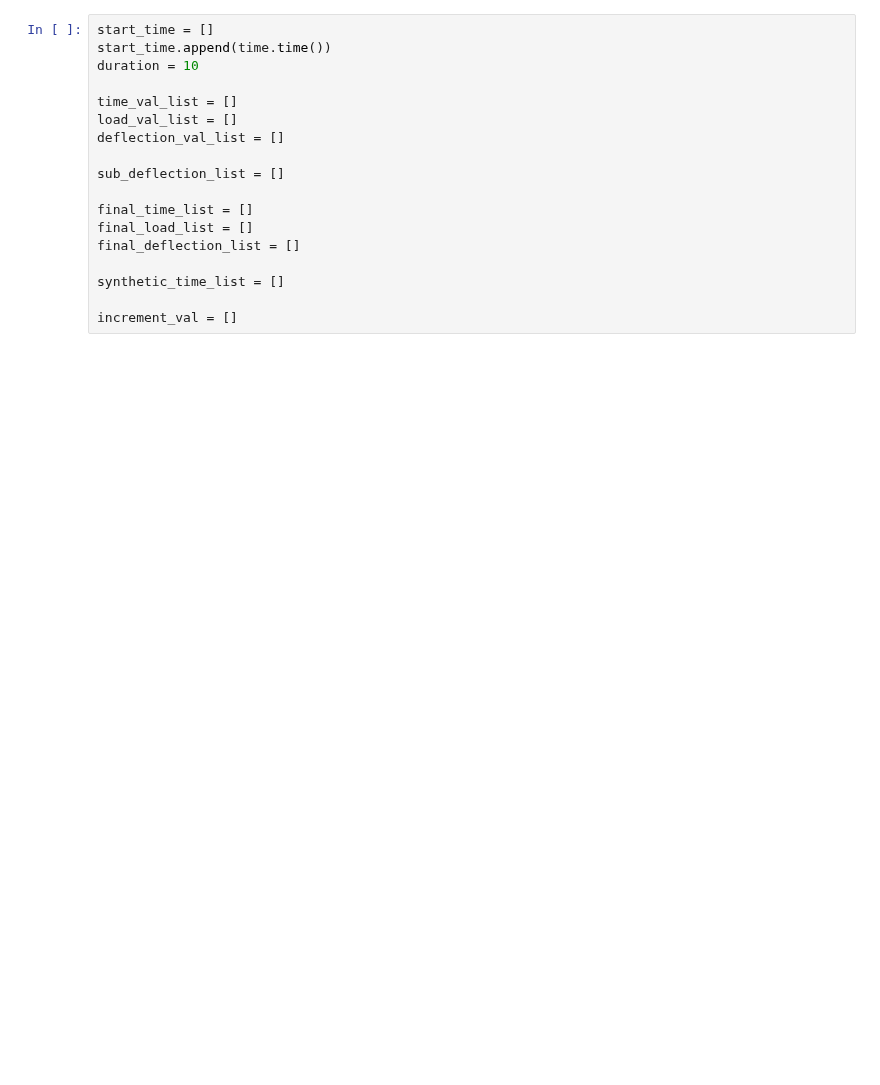
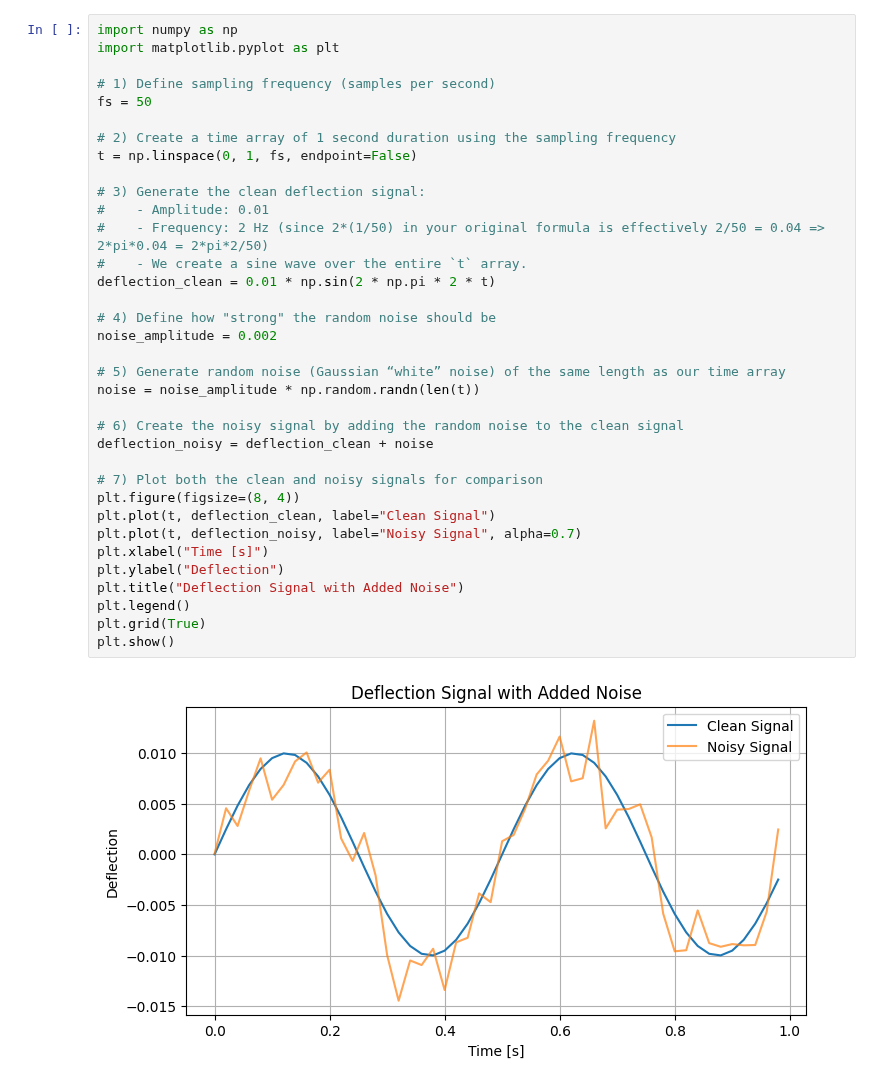
Before and after one commit to DKund/Structure_Metamodelling, a Jupyter notebook: Data_logger.ipynb, the cells around one changed output. Saved outputs shown, nothing was run; the diff lists cells and outputs as text; blank space fills up the shorter version.

```diff
--- a/Data_logger.ipynb
+++ b/Data_logger.ipynb
@@ -14,18 +15,37 @@ import pandas as pd
-# %%
-start_time = []
-start_time.append(time.time())
-duration = 10
-
-time_val_list = []
-load_val_list = []
-deflection_val_list = []
-
-sub_deflection_list = []
-
-final_time_list = []
-final_load_list = []
-final_deflection_list = []
-
-synthetic_time_list = []
-
-increment_val = []
+# %%
+import numpy as np
+import matplotlib.pyplot as plt
+
+# 1) Define sampling frequency (samples per second)
+fs = 50
+
+# 2) Create a time array of 1 second duration using the sampling frequency
+t = np.linspace(0, 1, fs, endpoint=False)
+
+# 3) Generate the clean deflection signal:
+#    - Amplitude: 0.01
+#    - Frequency: 2 Hz (since 2*(1/50) in your original formula is effectively 2/50 = 0.04 => 2*pi*0.04 = 2*pi*2/50)
+#    - We create a sine wave over the entire `t` array.
+deflection_clean = 0.01 * np.sin(2 * np.pi * 2 * t)
+
+# 4) Define how "strong" the random noise should be
+noise_amplitude = 0.002
+
+# 5) Generate random noise (Gaussian “white” noise) of the same length as our time array
+noise = noise_amplitude * np.random.randn(len(t))
+
+# 6) Create the noisy signal by adding the random noise to the clean signal
+deflection_noisy = deflection_clean + noise
+
+# 7) Plot both the clean and noisy signals for comparison
+plt.figure(figsize=(8, 4))
+plt.plot(t, deflection_clean, label="Clean Signal")
+plt.plot(t, deflection_noisy, label="Noisy Signal", alpha=0.7)
+plt.xlabel("Time [s]")
+plt.ylabel("Deflection")
+plt.title("Deflection Signal with Added Noise")
+plt.legend()
+plt.grid(True)
+plt.show()
+# %% [output]
+[figure, added]
```
Also changed, not shown: parts of 9 cells of this notebook, 6 other files.
